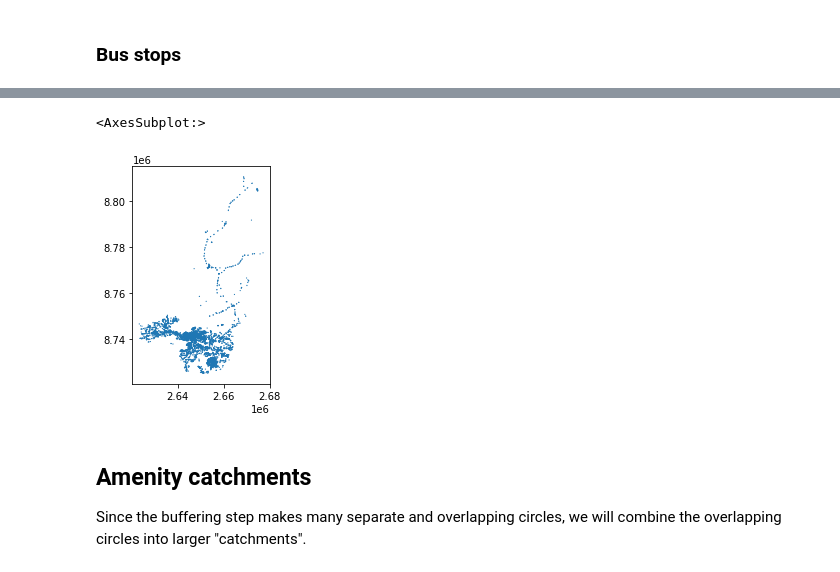
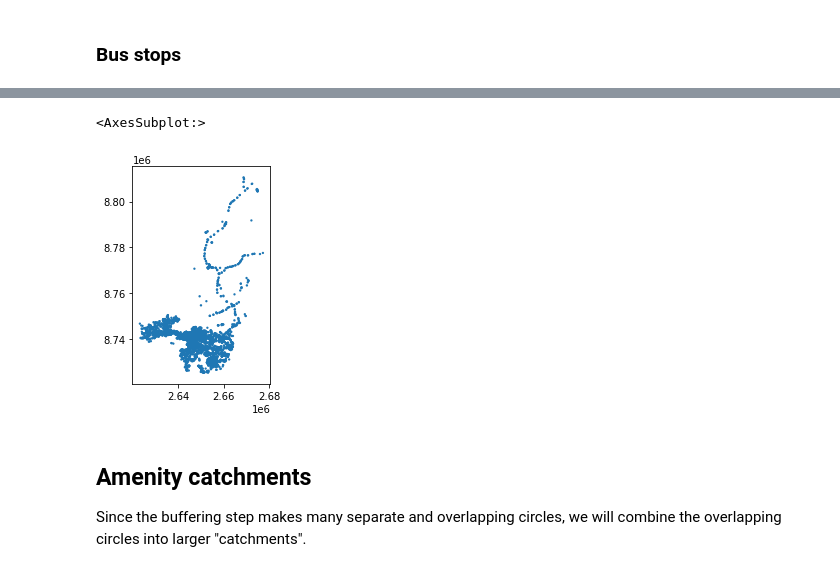
Before and after one commit to SustainableUrbanDesign/app, a Jupyter notebook: experiments/notebooks/proximity.ipynb, the cells around one changed output, grey strips where cells are left out. Saved outputs shown, nothing was run; the diff lists cells and outputs as text; code cells hidden in the pictures.

```diff
--- a/experiments/notebooks/proximity.ipynb
+++ b/experiments/notebooks/proximity.ipynb
@@ -194,7 +195,7 @@ Wall time: 126 ms
 ### Bus stops
 # %%
 %%time
-buffer_distance_m = 250
+buffer_distance_m = 500
 
 bus_stops_buffered = bus_stops_gdf.buffer(buffer_distance_m)
 
@@ -205,5 +206,5 @@ Wall time: 2.93 s
 <AxesSubplot:>
-[figure, old version]
+[figure, new version]
 # %% [markdown]
 ## Amenity catchments
 Since the buffering step makes many separate and overlapping circles, we will combine the overlapping circles into larger "catchments".
```
Also changed, not shown: parts of 27 cells of this notebook.
